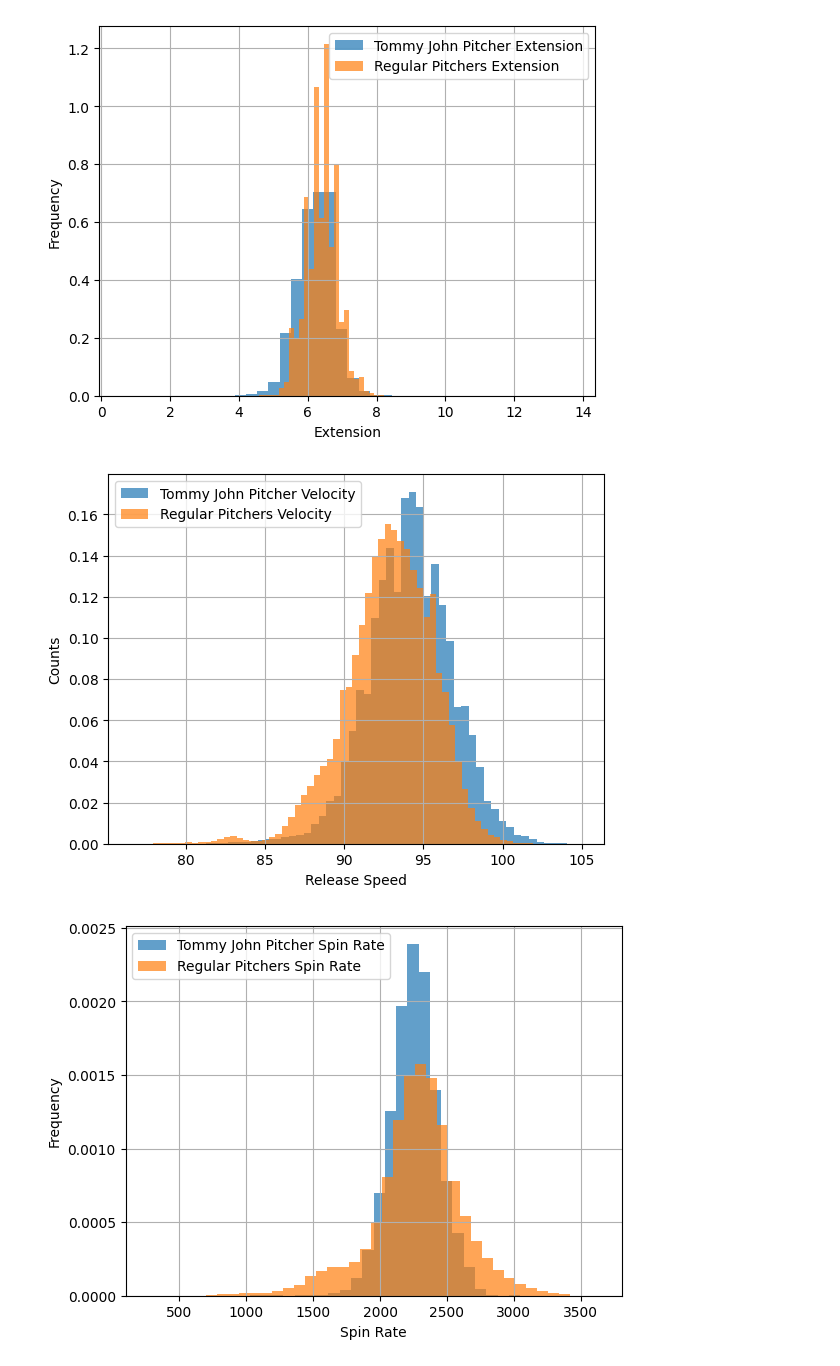
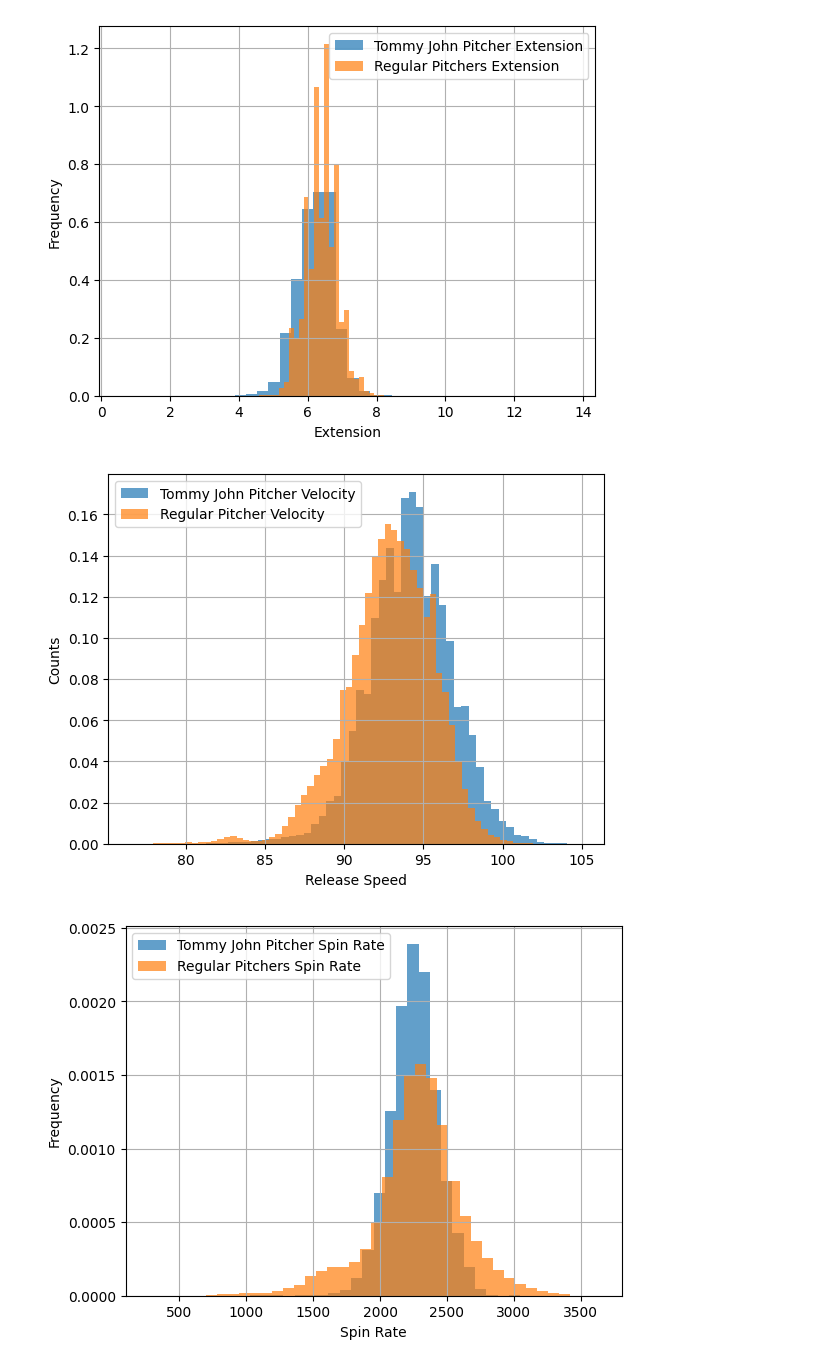
Before and after one commit to akankshb/tommy_john_surgery_modeling, a Jupyter notebook: EDA_notebook.ipynb, the cells around one changed output. Cells and saved outputs as stored; diff of their text form; code cells hidden in the pictures.

```diff
--- a/EDA_notebook.ipynb
+++ b/EDA_notebook.ipynb
@@ -240,14 +240,14 @@ Injured_Fastball_df = pd.concat(injured_Fastball_data)
 # %%
 plt.plot()
 Injured_Fastball_df['release_speed'].hist(bins = 60, alpha = 0.7, label = 'Tommy John Pitcher Velocity', density = True)
-Healthy_Fastball_df['release_speed'].hist(bins = 60, alpha = 0.7, label = 'Regular Pitchers Velocity', density = True)
+Healthy_Fastball_df['release_speed'].hist(bins = 60, alpha = 0.7, label = 'Regular Pitcher Velocity', density = True)
 plt.xlabel("Release Speed")
 plt.ylabel("Counts")
 plt.legend()
-plt.savefig('.data/plots/Release_Speed_Hist.png', dpi = 400)
+plt.savefig('.data/plots/Fastball_Release_Speed_Hist.png', dpi = 400)
 plt.show()
 # %% [output]
-[figure, old version]
+[figure, new version]
 # %%
 plt.plot()
 Injured_Fastball_df['release_spin_rate'].hist(bins = 40, alpha = 0.7, label = 'Tommy John Pitcher Spin Rate', density = True)
```
Also changed, not shown: parts of 12 cells of this notebook.
